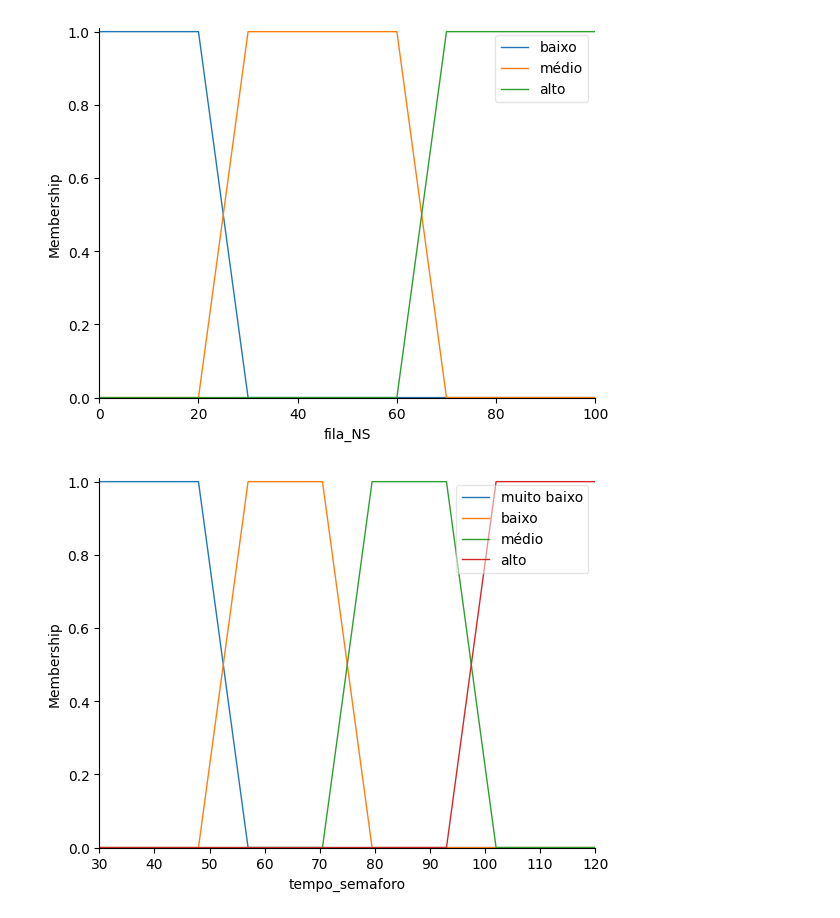
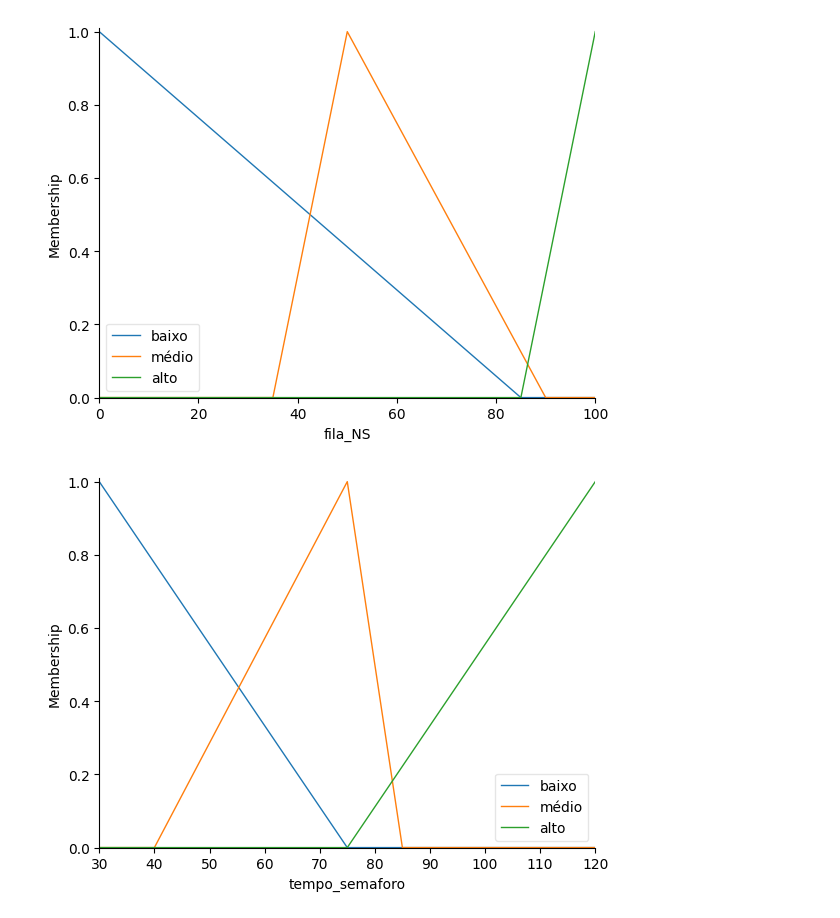
Before and after one commit to Lucas-Morais-Freire/AI, a Jupyter notebook: proj U2/main.ipynb, the cells around one changed output. Cells and saved outputs as stored; diff of their text form; code cells hidden in the pictures.

```diff
--- a/proj U2/main.ipynb
+++ b/proj U2/main.ipynb
@@ -20,20 +20,19 @@ tempo_semaforo = ctrl.Consequent(np.arange(30,120.5,0.5), 'tempo_semaforo')
 # %%
 # define as funções de pertinência
 # fila_LO
-fila_LO['baixo'] = fuzz.trapmf(fila_LO.universe, [0,0,20,30])
-fila_LO['médio'] = fuzz.trapmf(fila_LO.universe, [20,30,60,70])
-fila_LO['alto'] = fuzz.trapmf(fila_LO.universe, [60,70,100,100])
+fila_LO['baixo'] = fuzz.trimf(fila_LO.universe, [0,0,85])
+fila_LO['médio'] = fuzz.trimf(fila_LO.universe, [35,50,90])
+fila_LO['alto'] = fuzz.trimf(fila_LO.universe, [85,100,100])
 
 # fila_NS
-fila_NS['baixo'] = fuzz.trapmf(fila_NS.universe, [0,0,20,30])
-fila_NS['médio'] = fuzz.trapmf(fila_NS.universe, [20,30,60,70])
-fila_NS['alto'] = fuzz.trapmf(fila_NS.universe, [60,70,100,100])
+fila_NS['baixo'] = fuzz.trimf(fila_NS.universe, [0,0,85])
+fila_NS['médio'] = fuzz.trimf(fila_NS.universe, [35,50,90])
+fila_NS['alto'] = fuzz.trimf(fila_NS.universe, [85,100,100])
 
 # tempo_semaforo
-tempo_semaforo['muito baixo'] = fuzz.trapmf(tempo_semaforo.universe, [30,30,48,57])
-tempo_semaforo['baixo'] = fuzz.trapmf(tempo_semaforo.universe, [48,57,70.5,79.5])
-tempo_semaforo['médio'] = fuzz.trapmf(tempo_semaforo.universe, [70.5,79.5,93,102])
-tempo_semaforo['alto'] = fuzz.trapmf(tempo_semaforo.universe, [93,102,120,120])
+tempo_semaforo['baixo'] = fuzz.trimf(tempo_semaforo.universe, [30,30,75])
+tempo_semaforo['médio'] = fuzz.trimf(tempo_semaforo.universe, [40,75,85])
+tempo_semaforo['alto'] = fuzz.trimf(tempo_semaforo.universe, [75,120,120])
 
 fila_LO.view()
 fila_NS.view()
@@ -43,4 +42,4 @@ tempo_semaforo.view()
-[figure, old version]
+[figure, new version]
-[figure, old version]
+[figure, new version]
 # %%
 # definir as regras
```
Also changed, not shown: parts of 6 cells of this notebook, 1 other file.
